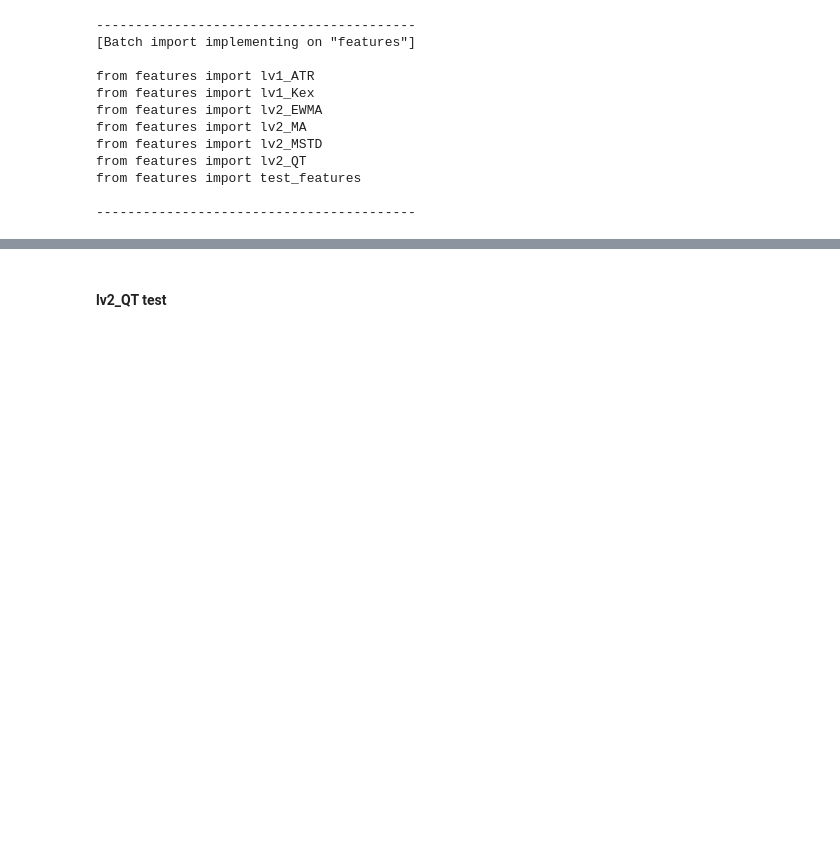
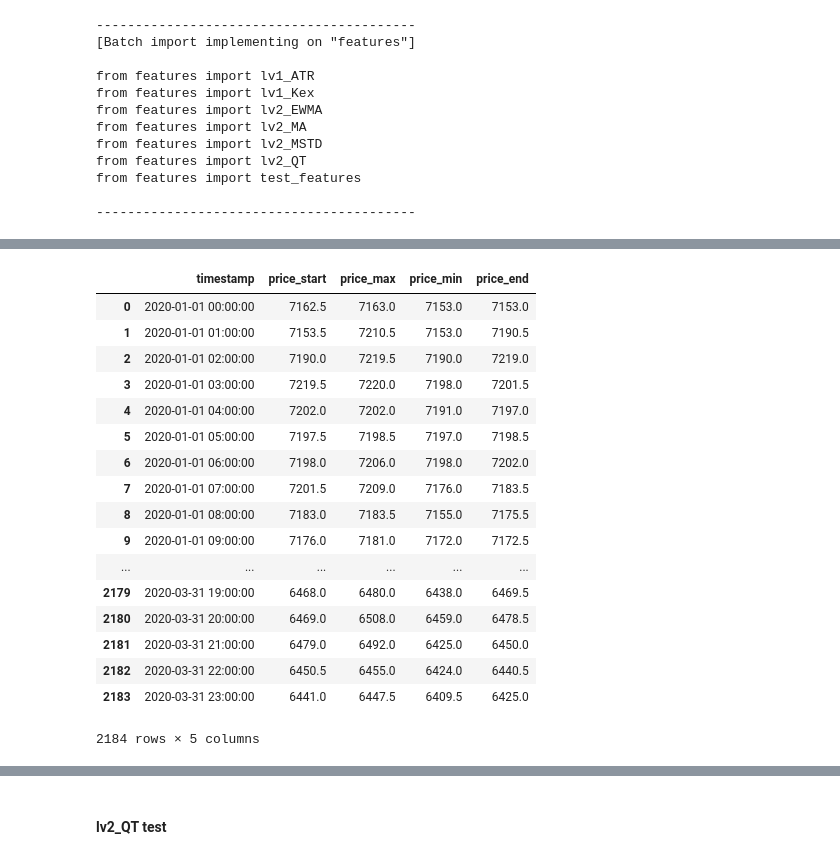
Before and after one commit to gitstum/deli-hub, a Jupyter notebook: test.ipynb, the cells around one changed output, grey strips where cells are left out. Cells and saved outputs as stored; diff of their text form; code cells hidden in the pictures; blank space fills up the shorter version.

```diff
--- a/test.ipynb
+++ b/test.ipynb
@@ -23,0 +50,22 @@ display(HTML("<style>.container { width:95% !important; }</style>"))
+# %%
+df_price = pd.read_csv('data/bitmex_price_1hour_2020q1.csv')
+df_price
+# %% [output]
+|  | timestamp | price_start | price_max | price_min | price_end |
+| 0 | 2020-01-01 00:00:00 | 7162.5 | 7163.0 | 7153.0 | 7153.0 |
+| 1 | 2020-01-01 01:00:00 | 7153.5 | 7210.5 | 7153.0 | 7190.5 |
+| 2 | 2020-01-01 02:00:00 | 7190.0 | 7219.5 | 7190.0 | 7219.0 |
+| 3 | 2020-01-01 03:00:00 | 7219.5 | 7220.0 | 7198.0 | 7201.5 |
+| 4 | 2020-01-01 04:00:00 | 7202.0 | 7202.0 | 7191.0 | 7197.0 |
+| 5 | 2020-01-01 05:00:00 | 7197.5 | 7198.5 | 7197.0 | 7198.5 |
+| 6 | 2020-01-01 06:00:00 | 7198.0 | 7206.0 | 7198.0 | 7202.0 |
+| 7 | 2020-01-01 07:00:00 | 7201.5 | 7209.0 | 7176.0 | 7183.5 |
+| 8 | 2020-01-01 08:00:00 | 7183.0 | 7183.5 | 7155.0 | 7175.5 |
+| 9 | 2020-01-01 09:00:00 | 7176.0 | 7181.0 | 7172.0 | 7172.5 |
+| ... | ... | ... | ... | ... | ... |
+| 2179 | 2020-03-31 19:00:00 | 6468.0 | 6480.0 | 6438.0 | 6469.5 |
+| 2180 | 2020-03-31 20:00:00 | 6469.0 | 6508.0 | 6459.0 | 6478.5 |
+| 2181 | 2020-03-31 21:00:00 | 6479.0 | 6492.0 | 6425.0 | 6450.0 |
+| 2182 | 2020-03-31 22:00:00 | 6450.5 | 6455.0 | 6424.0 | 6440.5 |
+| 2183 | 2020-03-31 23:00:00 | 6441.0 | 6447.5 | 6409.5 | 6425.0 |
+2184 rows × 5 columns
```
Also changed, not shown: parts of 6 cells of this notebook, 5 other files.
